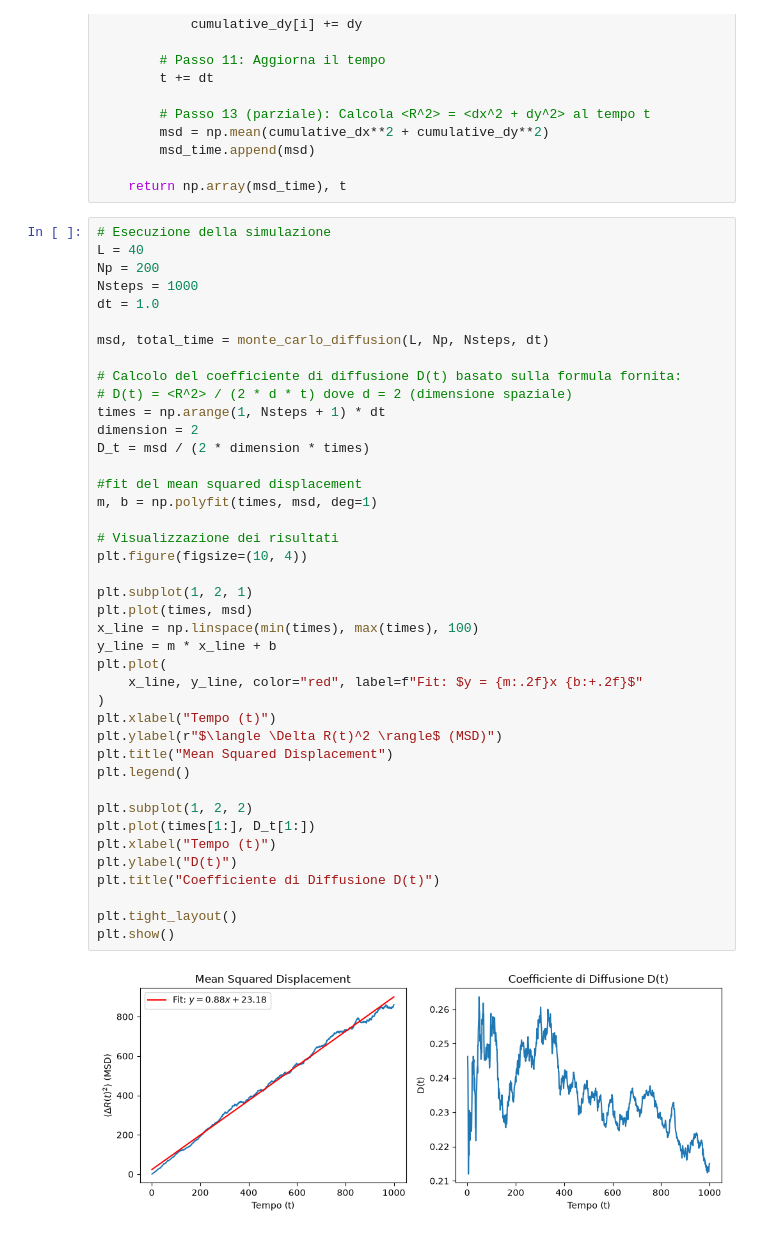
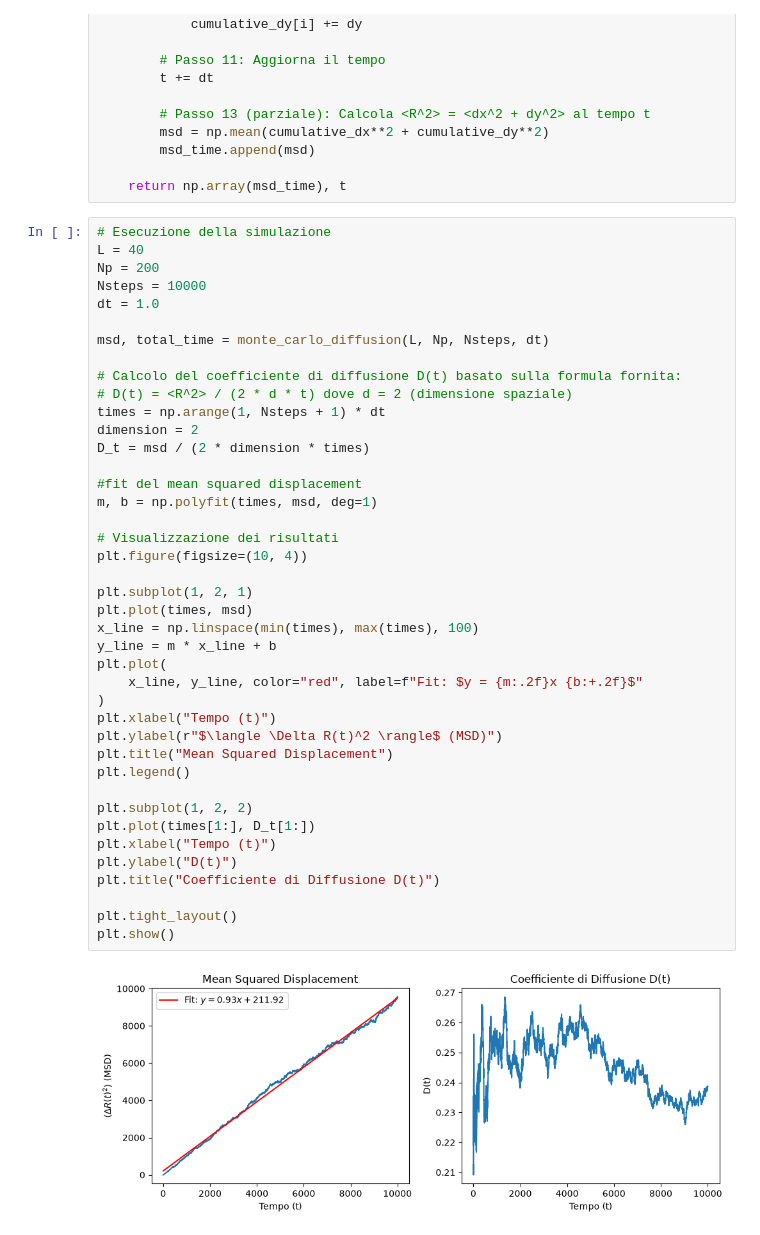
Before and after one commit to mgirelli/fisica_com_exercise, a Jupyter notebook: Esercizio_7.ipynb, the cells around one changed output. Drawn from its saved outputs; the diff is of its cells as text.

```diff
--- a/Esercizio_7.ipynb
+++ b/Esercizio_7.ipynb
@@ -115,7 +91,7 @@ def monte_carlo_diffusion(L=50, Np=100, Nsteps=1000, dt=1.0):
 # Esecuzione della simulazione
 L = 40
 Np = 200
-Nsteps = 1000
+Nsteps = 10000
 dt = 1.0
 
 msd, total_time = monte_carlo_diffusion(L, Np, Nsteps, dt)
@@ -126,34 +102,34 @@ times = np.arange(1, Nsteps + 1) * dt
 dimension = 2
 D_t = msd / (2 * dimension * times)
 
 #fit del mean squared displacement
 m, b = np.polyfit(times, msd, deg=1)
 
 # Visualizzazione dei risultati
 plt.figure(figsize=(10, 4))
 
 plt.subplot(1, 2, 1)
 plt.plot(times, msd)
 x_line = np.linspace(min(times), max(times), 100)
 y_line = m * x_line + b
 plt.plot(
     x_line, y_line, color="red", label=f"Fit: $y = {m:.2f}x {b:+.2f}$"
 )
 plt.xlabel("Tempo (t)")
 plt.ylabel(r"$\langle \Delta R(t)^2 \rangle$ (MSD)")
 plt.title("Mean Squared Displacement")
 plt.legend()
 
 plt.subplot(1, 2, 2)
 plt.plot(times[1:], D_t[1:])
 plt.xlabel("Tempo (t)")
 plt.ylabel("D(t)")
 plt.title("Coefficiente di Diffusione D(t)")
 
 plt.tight_layout()
 plt.show()
 # %% [output]
-[figure, old version]
+[figure, new version]
 # %%
 # Esecuzione della simulazione
 L = 40
```
Also changed, not shown: parts of 5 cells of this notebook, 3 other files.
